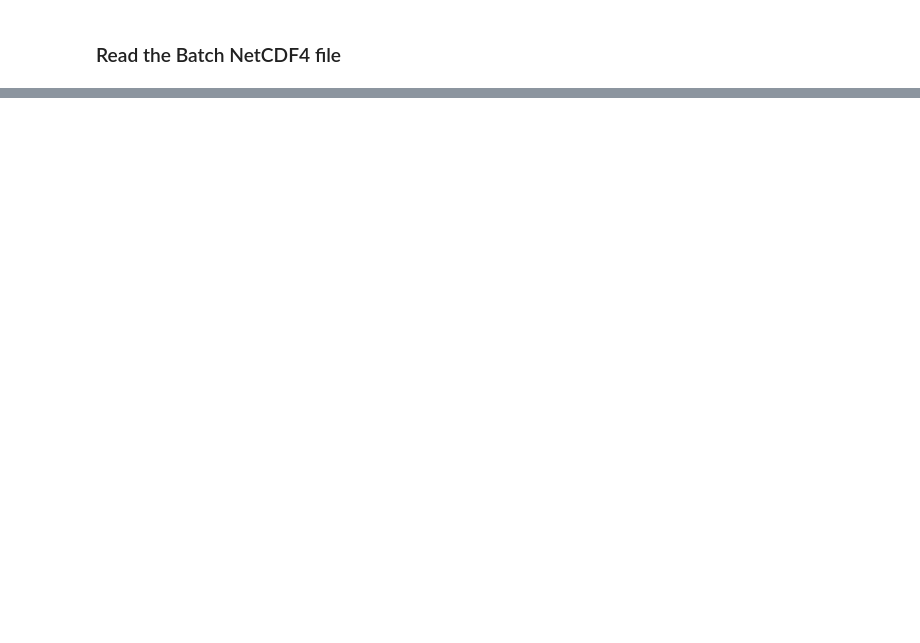
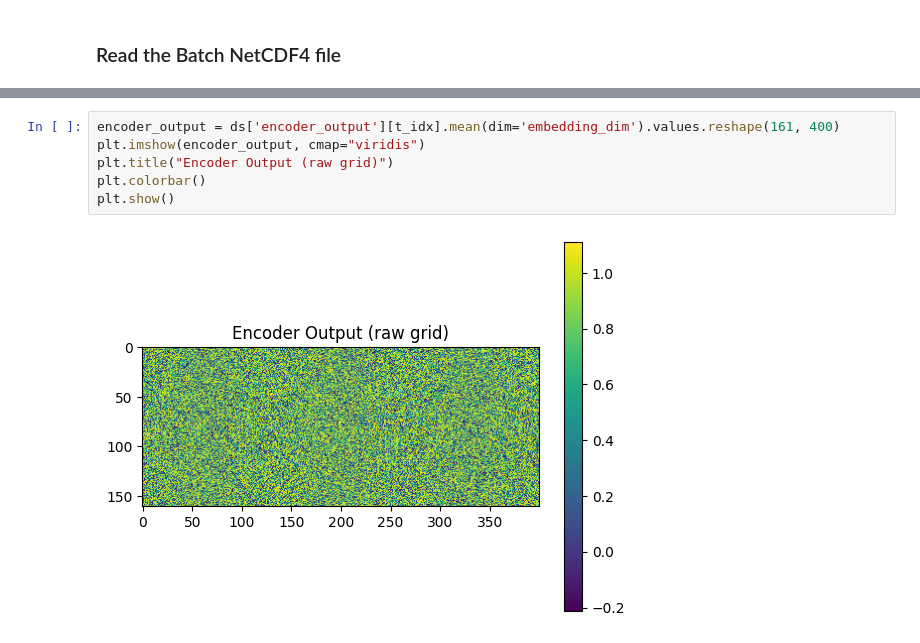
Before and after one commit to BioDT/bfm-finetune, a Jupyter notebook: notebooks/chelsa_2010_tas_pr.ipynb, the cells around one changed output, grey strips where cells are left out. Cells and saved outputs as stored; diff of their text form; blank space fills up the shorter version.

```diff
--- a/notebooks/chelsa_2010_tas_pr.ipynb
+++ b/notebooks/chelsa_2010_tas_pr.ipynb
@@ -201,0 +274,8 @@ plt.show()
+# %%
+encoder_output = ds['encoder_output'][t_idx].mean(dim='embedding_dim').values.reshape(161, 400)
+plt.imshow(encoder_output, cmap="viridis")
+plt.title("Encoder Output (raw grid)")
+plt.colorbar()
+plt.show()
+# %% [output]
+[figure, added]
```
Also changed, not shown: parts of 21 cells of this notebook, 7 other files.
